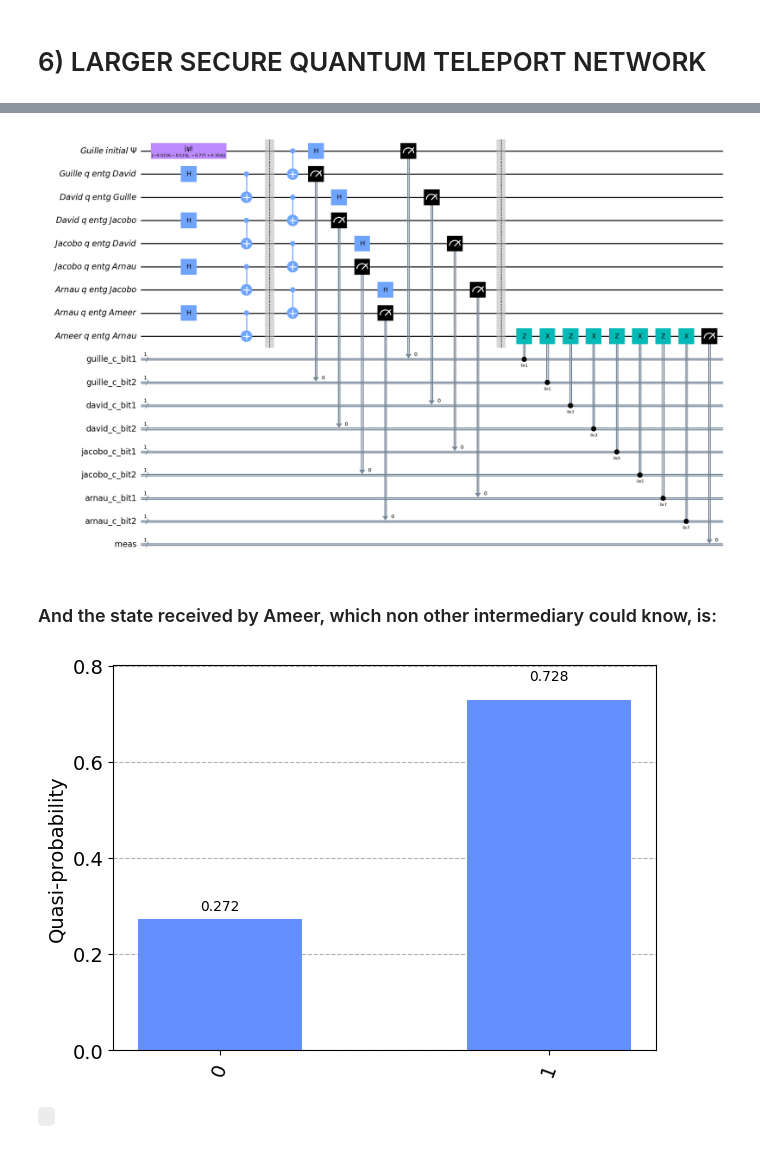
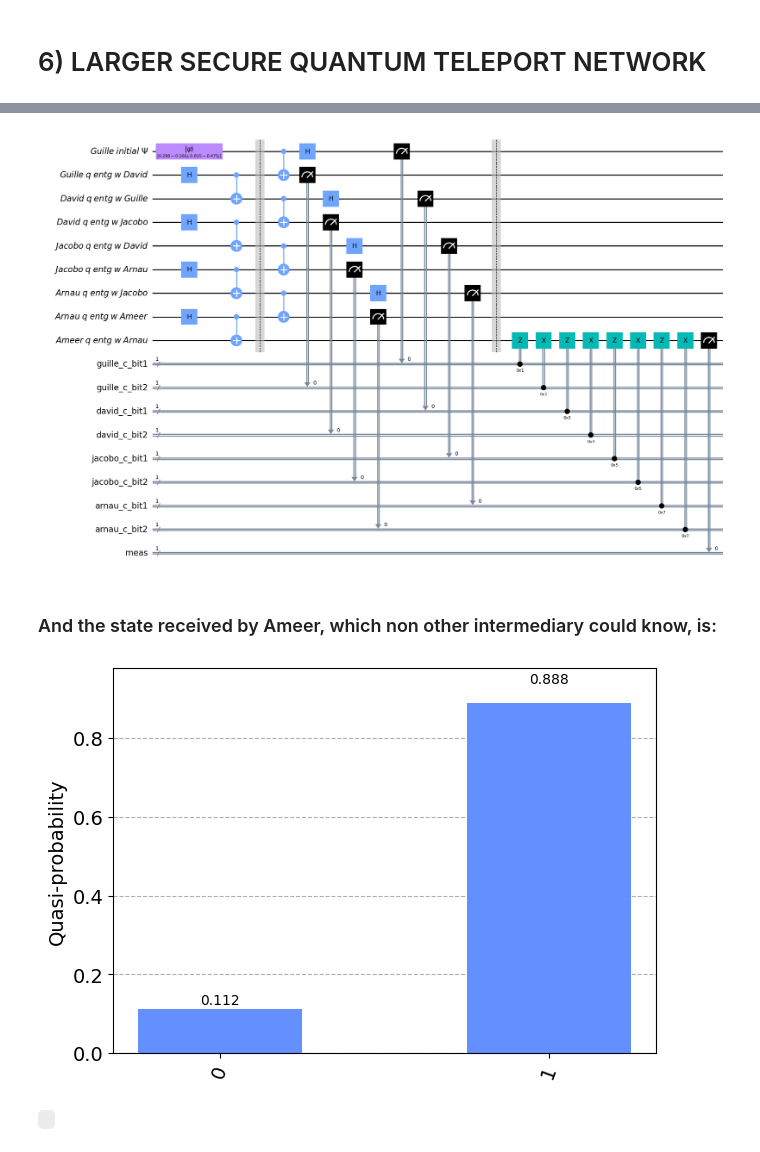
Before and after one commit to GuillermoAbadLopez/Quantum-Teleportation, a Jupyter notebook: src/main.ipynb, the cells around one changed output, grey strips where cells are left out. Cells and saved outputs as stored; diff of their text form; code cells hidden in the pictures.

```diff
--- a/src/main.ipynb
+++ b/src/main.ipynb
@@ -117,6 +117,7 @@ In order to do that, let's generate this random state, and see its `probabilitie
 # Generate random state:
 psi = random_state(1)
 init_gate = Initialize(psi)
+init_gate.label = ""
 
 # Define a small circuit to check its probabilities:
 random_q = QuantumRegister(1, "Random state:")
@@ -347,14 +348,14 @@ print_networkx_graph(G, edges)
 # %%
 # Define the circuit quantum channels:
 message_qr = QuantumRegister(1, "Guille initial Ψ")
-guille_david_qr = QuantumRegister(1, "Guille q entg David")
-david_guille_qr = QuantumRegister(1, "David q entg Guille")
-david_jacobo_qr = QuantumRegister(1, "David q entg Jacobo")
-jacobo_david_qr = QuantumRegister(1, "Jacobo q entg David")
-jacobo_arnau_qr = QuantumRegister(1, "Jacobo q entg Arnau")
-arnau_jacobo_qr = QuantumRegister(1, "Arnau q entg Jacobo")
-arnau_ameer_qr = QuantumRegister(1, "Arnau q entg Ameer")
-ameer_arnau_qr = QuantumRegister(1, "Ameer q entg Arnau")
+guille_david_qr = QuantumRegister(1, "Guille q entg w David")
+david_guille_qr = QuantumRegister(1, "David q entg w Guille")
+david_jacobo_qr = QuantumRegister(1, "David q entg w Jacobo")
+jacobo_david_qr = QuantumRegister(1, "Jacobo q entg w David")
+jacobo_arnau_qr = QuantumRegister(1, "Jacobo q entg w Arnau")
+arnau_jacobo_qr = QuantumRegister(1, "Arnau q entg w Jacobo")
+arnau_ameer_qr = QuantumRegister(1, "Arnau q entg w Ameer")
+ameer_arnau_qr = QuantumRegister(1, "Ameer q entg w Arnau")
 
 # We have 2 classical registers, for saving the results of the Bell projection measurement:
 cr1 = ClassicalRegister(1, "guille_c_bit1")
@@ -411,40 +412,40 @@ large_secure_telep_netw_circuit.measure(7,7)
 large_secure_telep_netw_circuit.barrier()
 
 # Depending on the classical bits Bob recieves from Alice, he knows he needs to perform a Z or/and a X gate:
 large_secure_telep_netw_circuit.z(8).c_if(cr1, 1)  #if cr1 is 1 apply Z gate
 large_secure_telep_netw_circuit.x(8).c_if(cr2, 1)  #if cr2 is 1 apply X gate
 # teleport_network_circuit.barrier()
 
 # Depending on the classical bits Bob recieves from Alice, he knows he needs to perform a Z or/and a X gate:
 large_secure_telep_netw_circuit.z(8).c_if(cr3, 3)  #if cr1 is 1 apply Z gate
 large_secure_telep_netw_circuit.x(8).c_if(cr4, 3)  #if cr2 is 1 apply X gate
 # teleport_network_circuit.barrier()
 
 # Depending on the classical bits Bob recieves from Alice, he knows he needs to perform a Z or/and a X gate:
 large_secure_telep_netw_circuit.z(8).c_if(cr5, 5)  #if cr1 is 1 apply Z gate
 large_secure_telep_netw_circuit.x(8).c_if(cr6, 5)  #if cr2 is 1 apply X gate
 # teleport_network_circuit.barrier()
 
 # Depending on the classical bits Bob recieves from Alice, he knows he needs to perform a Z or/and a X gate:
 large_secure_telep_netw_circuit.z(8).c_if(cr7, 7)  #if cr1 is 1 apply Z gate
 large_secure_telep_netw_circuit.x(8).c_if(cr8, 7)  #if cr2 is 1 apply X gate
 # teleport_network_circuit.barrier()
 
 #add a new classical register to see the result
 cr_result = ClassicalRegister(1, "meas")
 large_secure_telep_netw_circuit.add_register(cr_result)
 large_secure_telep_netw_circuit.measure(8,8)
 
 # Plot the circuit:
 large_secure_telep_netw_circuit.draw(output='mpl')
 # %% [output]
-[figure, old version]
+[figure, new version]
 # %% [markdown]
 ### And the state received by Ameer, which non other intermediary could know, is:
 # %%
 execute_get_probabilities_and_plot(large_secure_telep_netw_circuit, backend, shots, 0)
 # %% [output]
-[figure, old version]
+[figure, new version]
 # %% [markdown]
 `
 `
```
Also changed, not shown: parts of 16 cells of this notebook, 1 other file.
